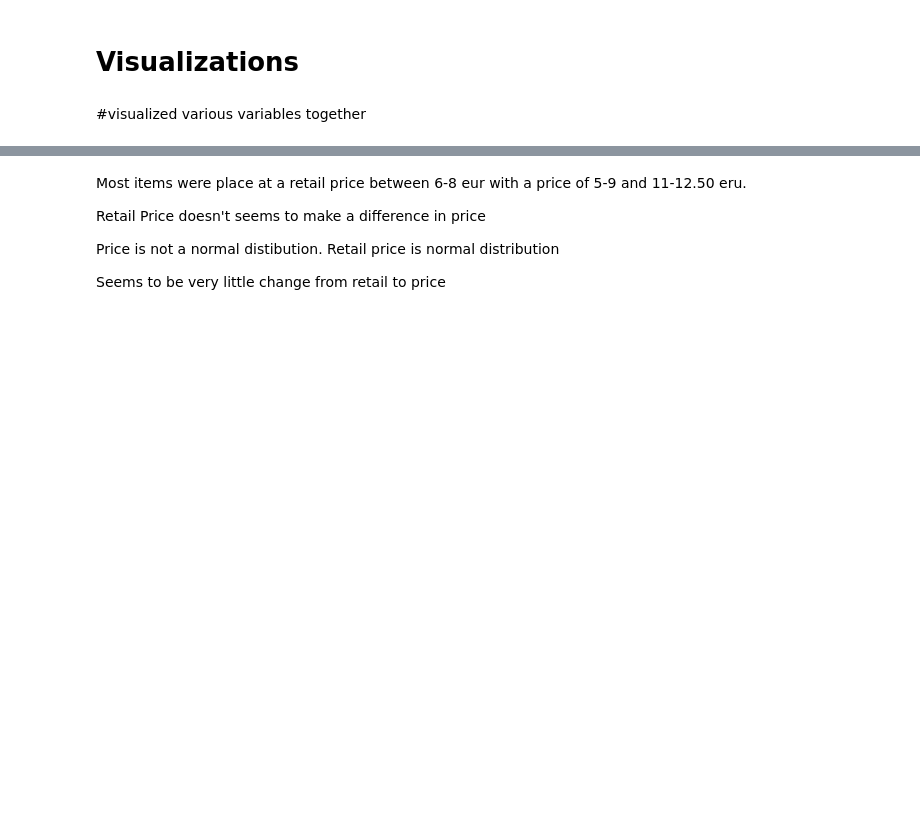
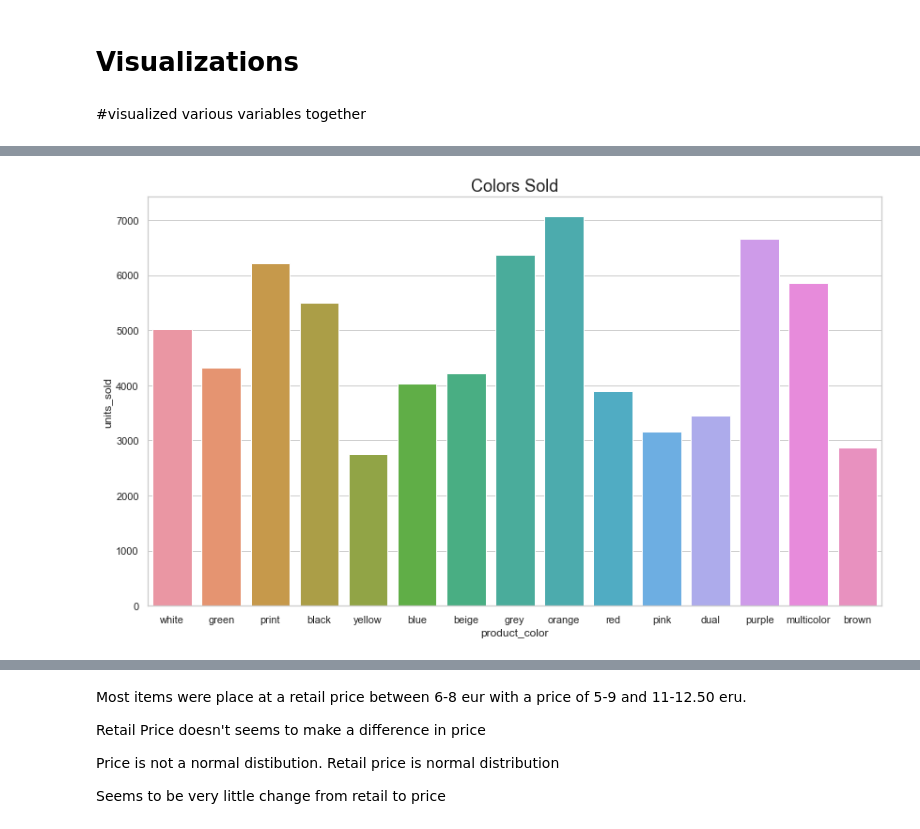
Before and after one commit to nanthalec/Wish, a Jupyter notebook: Wish Final NB.ipynb, the cells around one changed output, grey strips where cells are left out. Saved outputs shown, nothing was run; the diff lists cells and outputs as text; code cells hidden in the pictures; blank space fills up the shorter version.

```diff
--- a/Wish Final NB.ipynb
+++ b/Wish Final NB.ipynb
@@ -608,8 +631,12 @@ sales.to_csv('/Users/galvanize/Desktop/final_project/rev_summer.csv', index = Fa
 # %%
+# avg color sold
 sns.set(rc={'figure.figsize': (14, 8)})
 sns.set_style("whitegrid")
 
-sns.barplot(x = 'product_color', y = 'revenue', data=sales, ci=False)
+sns.barplot(x = 'product_color', y = 'units_sold', data=sales, ci=False)
 
 plt.title("Colors Sold", size=18)
 plt.show()
+#sum of colors sold in Tableau
+# %% [output]
+[figure, added]
```
Also changed, not shown: parts of 92 cells of this notebook, 12 other files.
